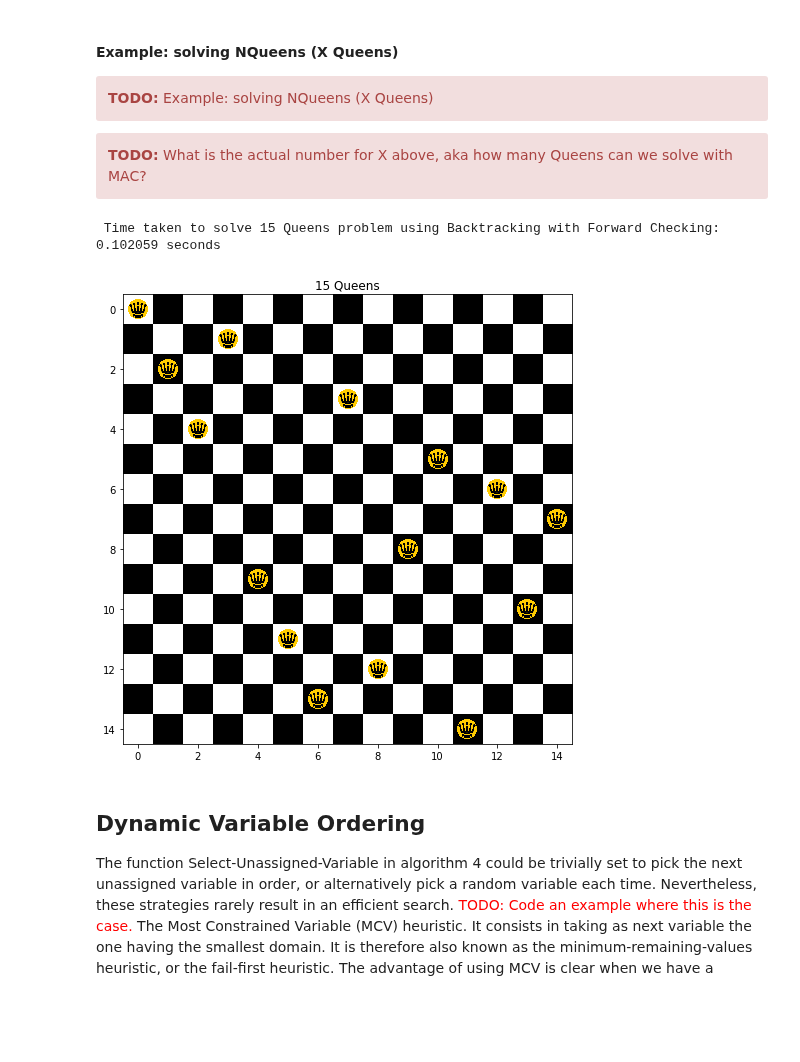
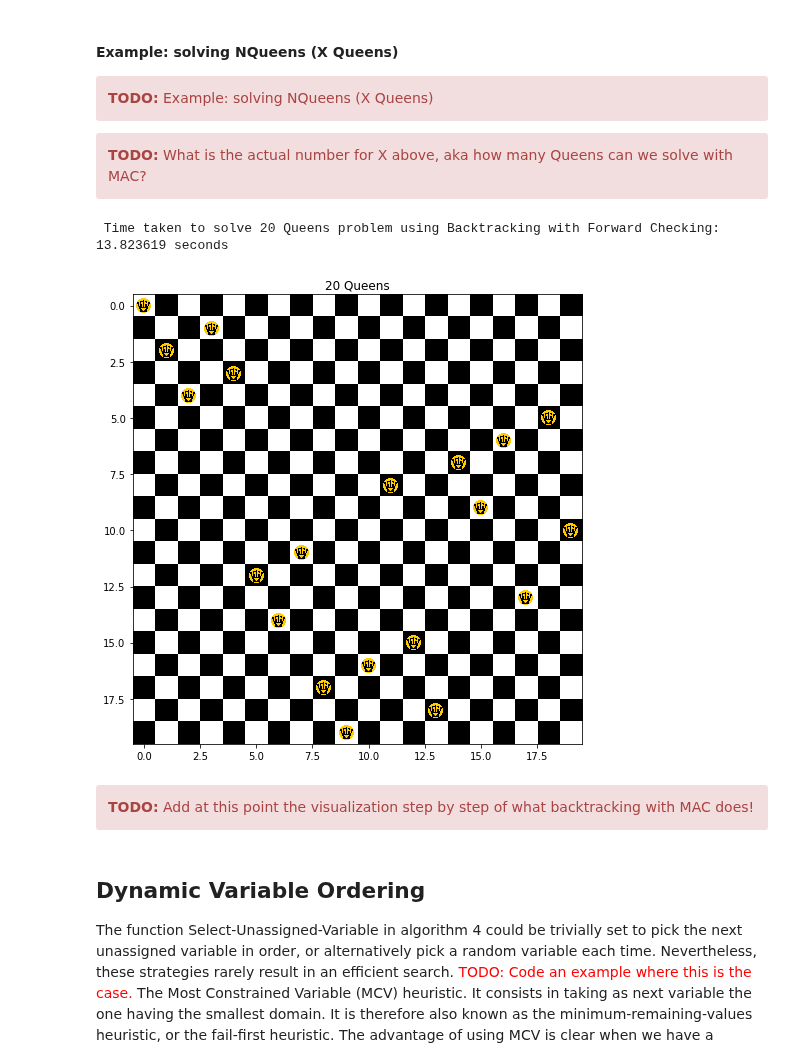
Before and after one commit to ToniRV/Constraint-Satisfaction-Notebook, a Jupyter notebook: CSPs.ipynb, the cells around one changed output. Cells and saved outputs as stored; diff of their text form; code cells hidden in the pictures; blank space fills up the shorter version.

```diff
--- a/CSPs.ipynb
+++ b/CSPs.ipynb
@@ -445,18 +471,22 @@ psource(queen_constraint)
 </div>
 # %%
 # Create NQueens problem.
-N = 15
+N = 20
 n_queens = NQueensCSP(N)
 
 # Solve the problem using Backtracking with Forward Checking (fc flag set to True). Store timing.
 start_time = time.time()
 solution = backtracking_search(n_queens, inference = mac)
 end_time = time.time()
 print(" Time taken to solve %s Queens problem using Backtracking with Forward Checking: %f seconds"% (N, end_time - start_time))
 plot_NQueens(solution)
 # %% [output]
- Time taken to solve 15 Queens problem using Backtracking with Forward Checking: 0.102059 seconds
+ Time taken to solve 20 Queens problem using Backtracking with Forward Checking: 13.823619 seconds
-[figure, old version]
+[figure, new version]
+# %% [markdown]
+<div class="alert alert-block alert-danger">
+<b>TODO:</b> Add at this point the visualization step by step of what backtracking with MAC does!
+</div>
 # %% [markdown]
  ## Dynamic Variable Ordering
 
```
Also changed, not shown: parts of 18 cells of this notebook, 3 other files.
